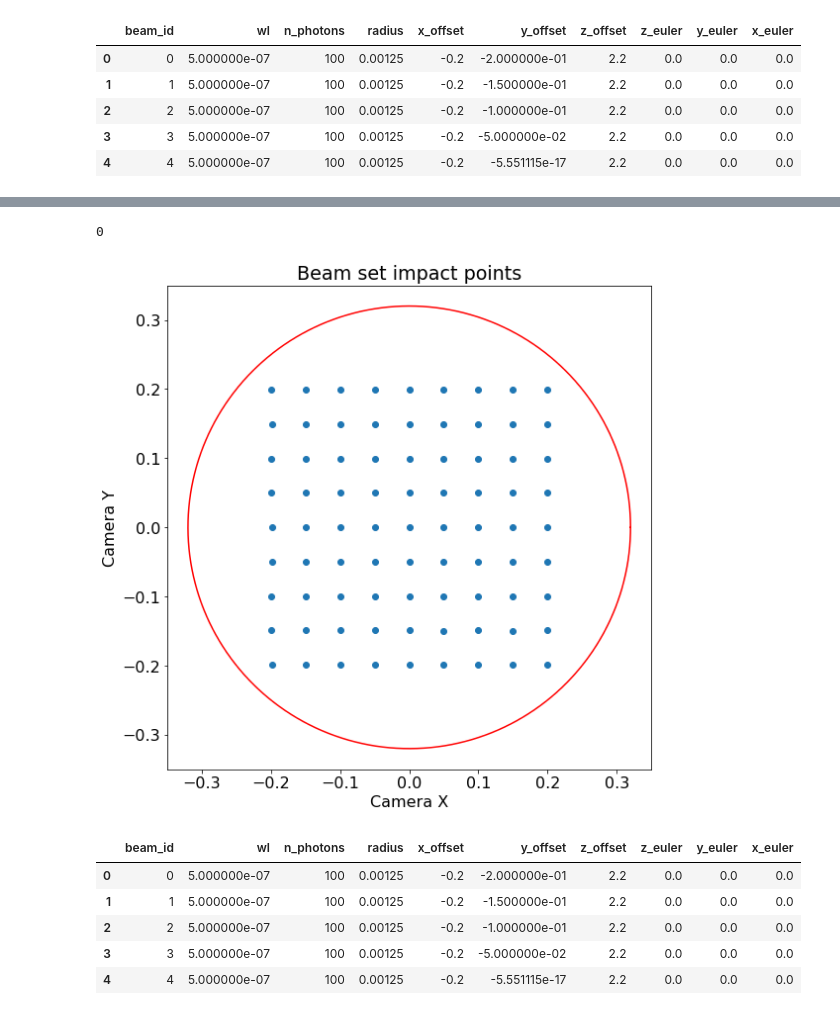
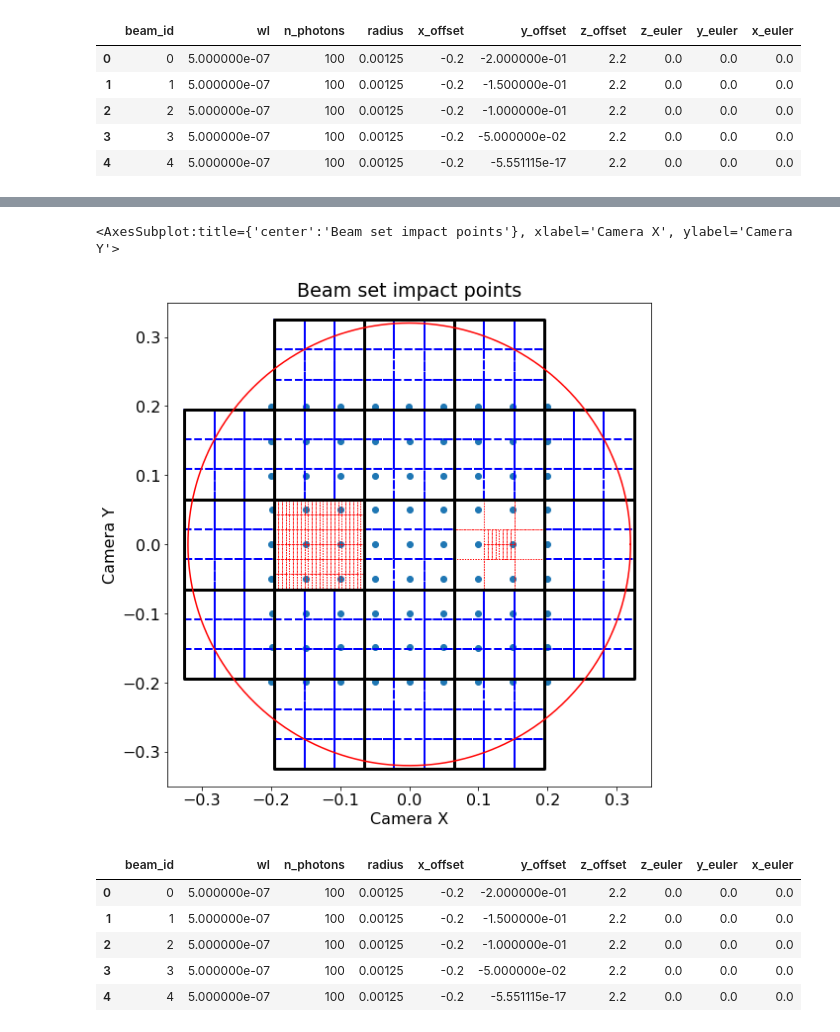
Before and after one commit to lsst-camera-dh/ghosts, a Jupyter notebook: notebooks/LSST_CCOB_study_beam_impact_point.ipynb, the cells around one changed output, grey strips where cells are left out. Saved outputs shown, nothing was run; the diff lists cells and outputs as text; code cells hidden in the pictures.

```diff
--- a/notebooks/LSST_CCOB_study_beam_impact_point.ipynb
+++ b/notebooks/LSST_CCOB_study_beam_impact_point.ipynb
@@ -542,8 +543,10 @@ Simulating beam id  809
 # %%
 plotter.plot_impact_points_full_frame(square_grid_df)
+camera = build_camera()
+show_camera(plt.gca(), camera)
 # %% [output]
-0
+<AxesSubplot:title={'center':'Beam set impact points'}, xlabel='Camera X', ylabel='Camera Y'>
-[figure, old version]
+[figure, new version]
 # %%
 sq_df.head()
 # %% [output]
```
Also changed, not shown: parts of 19 cells of this notebook, 4 other files.
